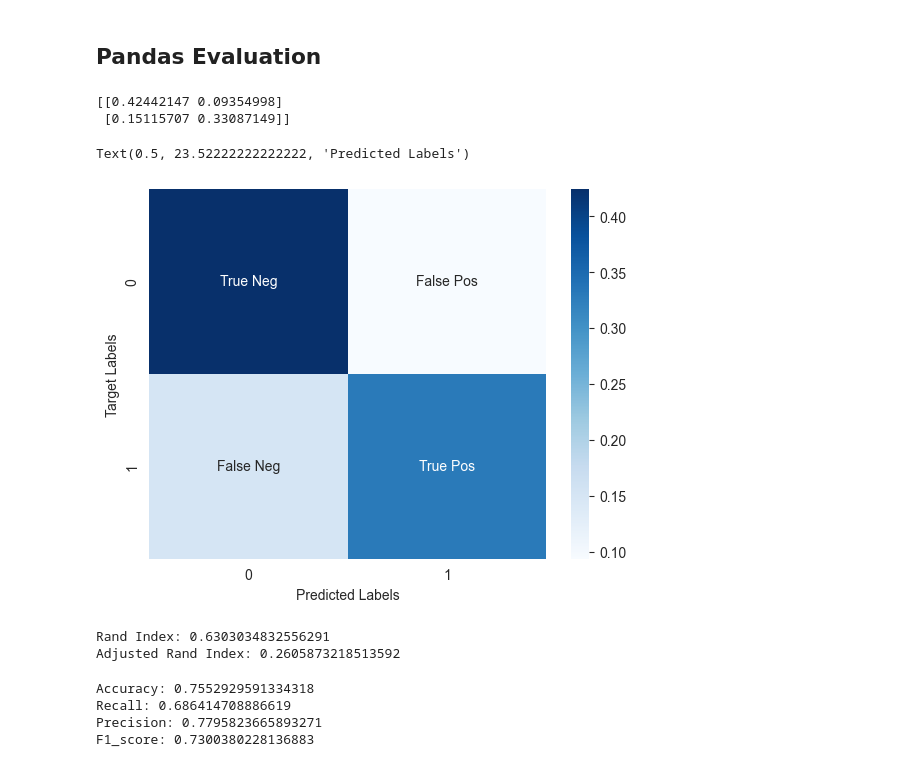
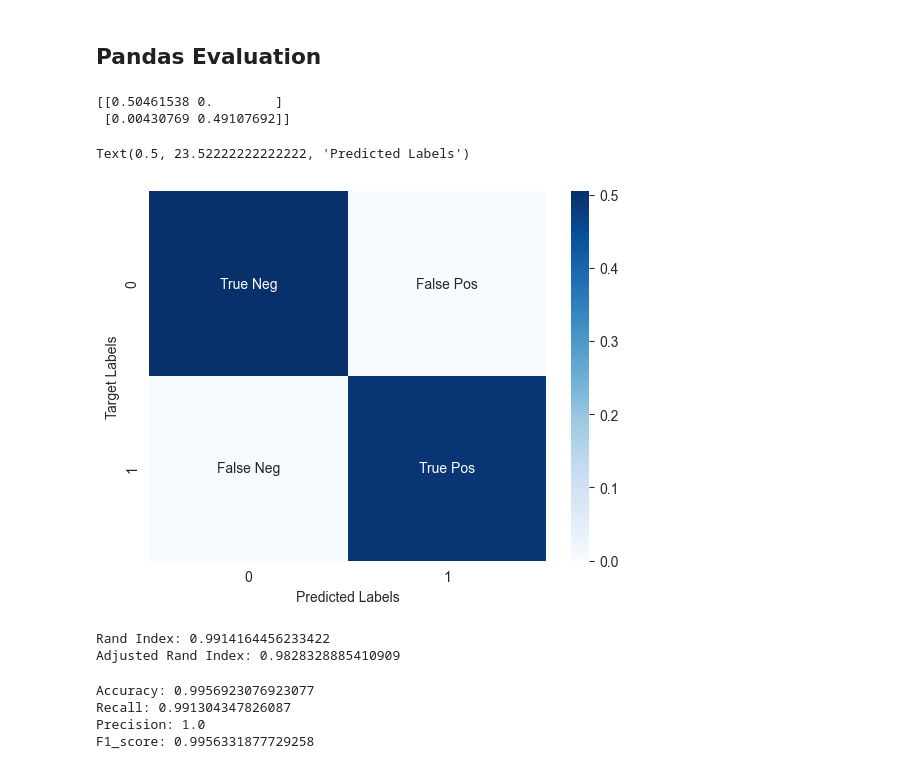
Before and after one commit to yasuomaidana/Data-Analysis, a Jupyter notebook: Classification Analysis/KNN/Mushroom Clustering KNN.ipynb, the cells around one changed output. Cells and saved outputs as stored; diff of their text form; code cells hidden in the pictures.

```diff
--- a/Classification Analysis/KNN/Mushroom Clustering KNN.ipynb
+++ b/Classification Analysis/KNN/Mushroom Clustering KNN.ipynb
@@ -76,4 +76,6 @@ Wall time: 6.52 ms
 %%time
 pd_x = pd_x.apply(pd_encoder.fit_transform)
 pd_x.head()
+pd_y = pd_y.apply(pd_encoder.fit_transform)
+pd_X_train, pd_X_test, pd_y_train, pd_y_test = train_test_split(pd_x, pd_y, test_size=0.2, random_state=1)
 # %% [output]
@@ -139,5 +126,5 @@ Wall time: 2.04 ms
 # %%
 %%time
-pd_classifier = KMeans(n_clusters=2)
-pd_clusters = pd_classifier.fit_predict(pd_x)
+pd_classifier = KNeighborsClassifier(n_neighbors=10)
+pd_clusters = pd_classifier.fit(pd_X_train, np.ravel(pd_y_train))
 # %% [output]
@@ -165,5 +157,4 @@ PanicException: same invariants: InvalidOperation(ErrString("nested objects are
 # %%
-pd_yp = pd.DataFrame({
-    'predicted-label': pd_clusters
-})
+pd_yp_test = pd_clusters.predict(pd_X_test)
+pd_yp_test = pd.DataFrame(pd_yp_test, columns=['predicted-label'])
 # %%
@@ -226,28 +213,28 @@ F1_score: 0.42992874109263657
 # %% [markdown]
 ## Pandas Evaluation
 # %%
-cf_matrix = confusion_matrix(pd_encoded_y, pd_clusters)
+cf_matrix = confusion_matrix(pd_y_test, pd_yp_test)
 print(cf_matrix/np.sum(cf_matrix))
 labels = ['True Neg','False Pos','False Neg','True Pos']
 labels = np.asarray(labels).reshape(2,2)
 fig, ax = plt.subplots(1, 1)
 sns.heatmap(cf_matrix/np.sum(cf_matrix), annot=labels, fmt='', cmap='Blues')
 ax.set_ylabel('Target Labels')
 ax.set_xlabel('Predicted Labels')
 # %% [output]
-[[0.42442147 0.09354998]
- [0.15115707 0.33087149]]
+[[0.50461538 0.        ]
+ [0.00430769 0.49107692]]
 Text(0.5, 23.52222222222222, 'Predicted Labels')
-[figure, old version]
+[figure, new version]
 # %%
-ri = rand_score(pd_y.values.reshape(1, -1)[0], pd_clusters)
-ari = adjusted_rand_score(pd_y.values.reshape(1, -1)[0], pd_clusters)
+ri = rand_score(pd_y_test.values.reshape(1, -1)[0], pd_yp_test.values.reshape(1, -1)[0])
+ari = adjusted_rand_score(pd_y_test.values.reshape(1, -1)[0], pd_yp_test.values.reshape(1, -1)[0])
 
 print(f'Rand Index: {ri}')
 print(f'Adjusted Rand Index: {ari}')
 # %% [output]
-Rand Index: 0.6303034832556291
-Adjusted Rand Index: 0.2605873218513592
+Rand Index: 0.9914164456233422
+Adjusted Rand Index: 0.9828328885410909
 # %%
 True_neg = cf_matrix[0,0]
 False_pos = cf_matrix[0,1]
@@ -263,7 +250,7 @@ print(f'Recall: {recall}')
 print(f'Precision: {precision}')
 print(f'F1_score: {F1_score}')
 # %% [output]
-Accuracy: 0.7552929591334318
-Recall: 0.686414708886619
-Precision: 0.7795823665893271
-F1_score: 0.7300380228136883
+Accuracy: 0.9956923076923077
+Recall: 0.991304347826087
+Precision: 1.0
+F1_score: 0.9956331877729258
```
Also changed, not shown: parts of 21 cells of this notebook.
